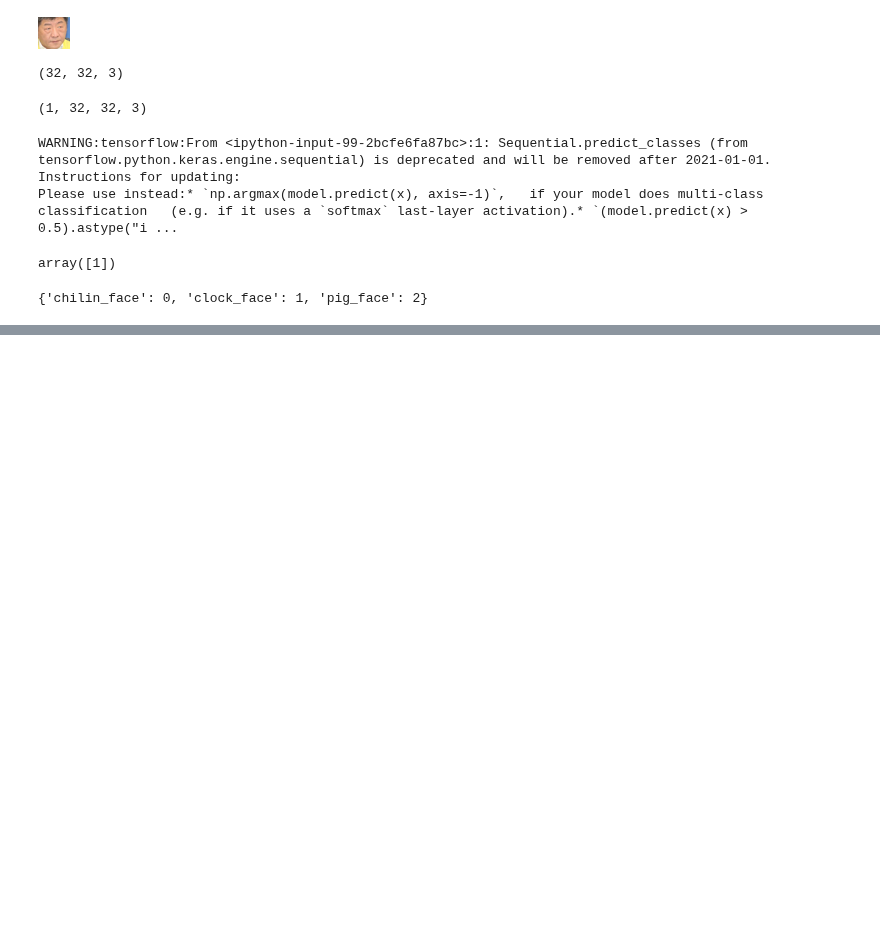
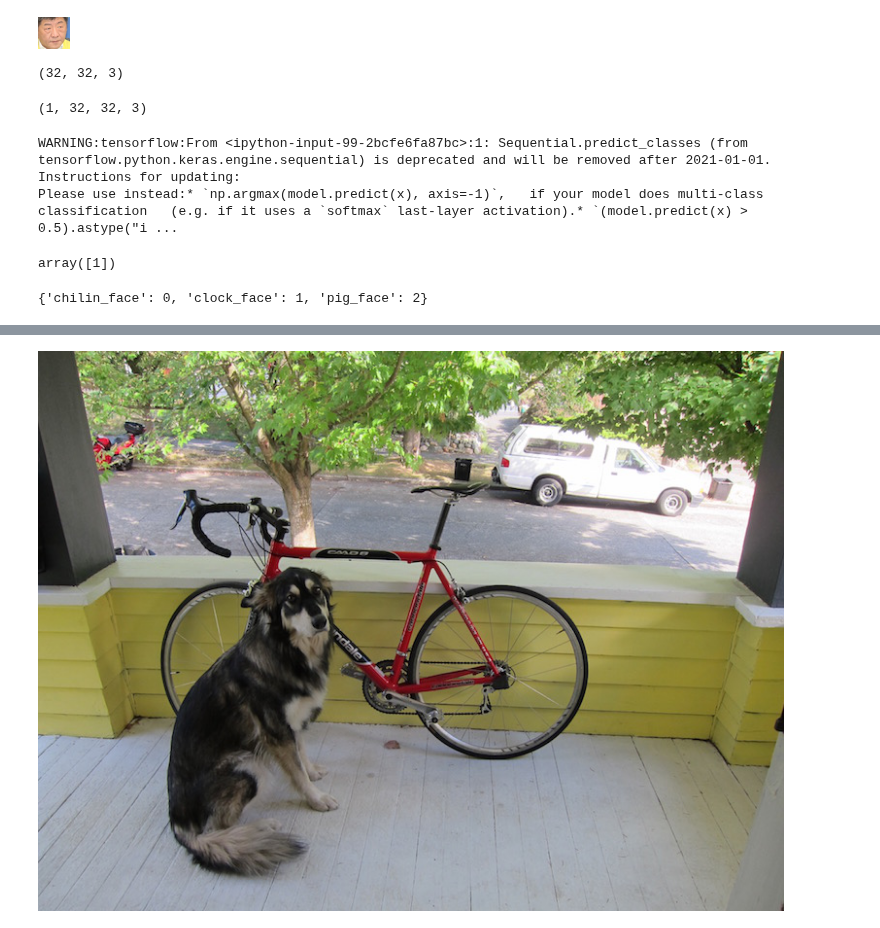
Before and after one commit to ywchiu/taipeifubon, a Jupyter notebook: Demo20200511.ipynb, the cells around one changed output, grey strips where cells are left out. Drawn from its saved outputs; the diff is of its cells as text; code cells hidden in the pictures; blank space fills up the shorter version.

```diff
--- a/Demo20200511.ipynb
+++ b/Demo20200511.ipynb
@@ -416,0 +505,5 @@ training_set.class_indices
+# %%
+from PIL import Image
+Image.open('darknet/data/dog.jpg')
+# %% [output]
+[figure, added]
```
Also changed, not shown: parts of 23 cells of this notebook.
